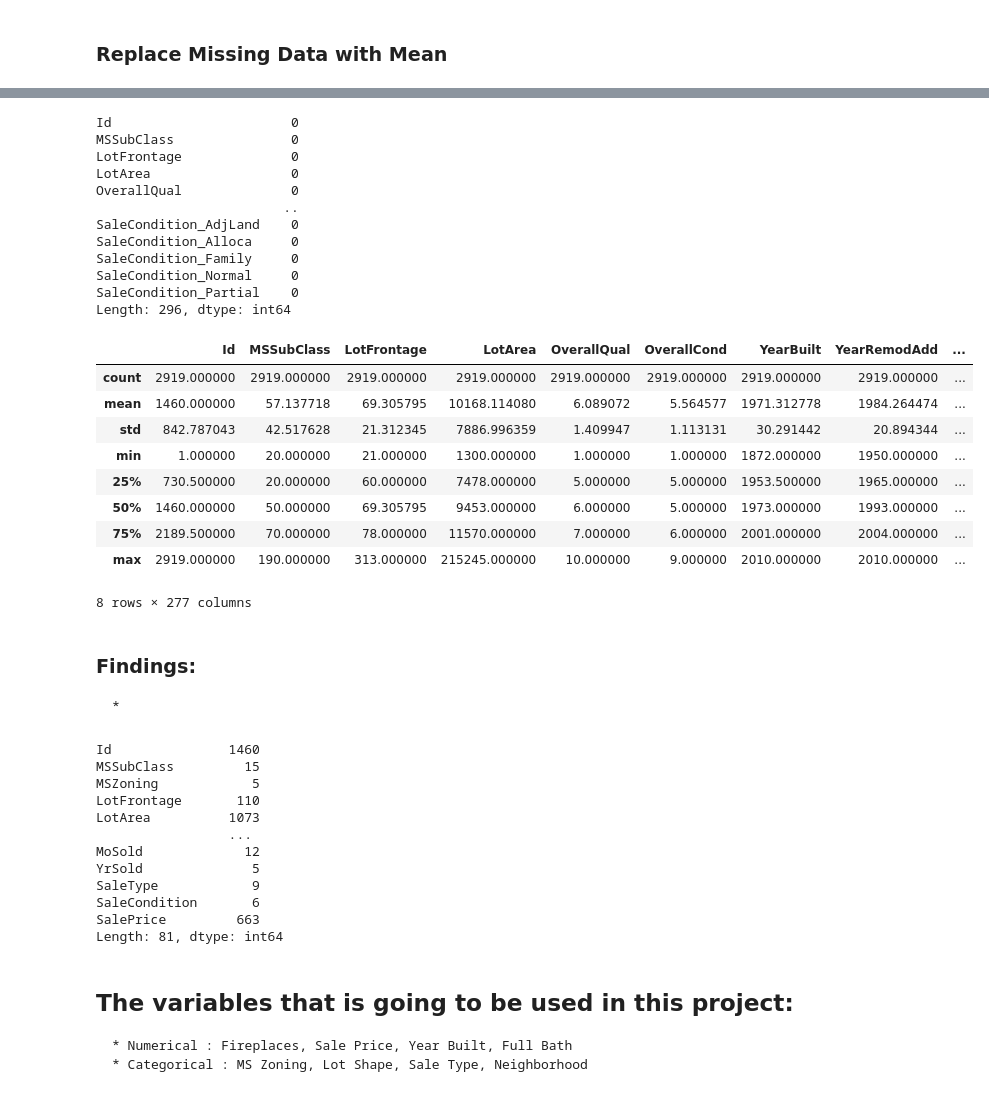
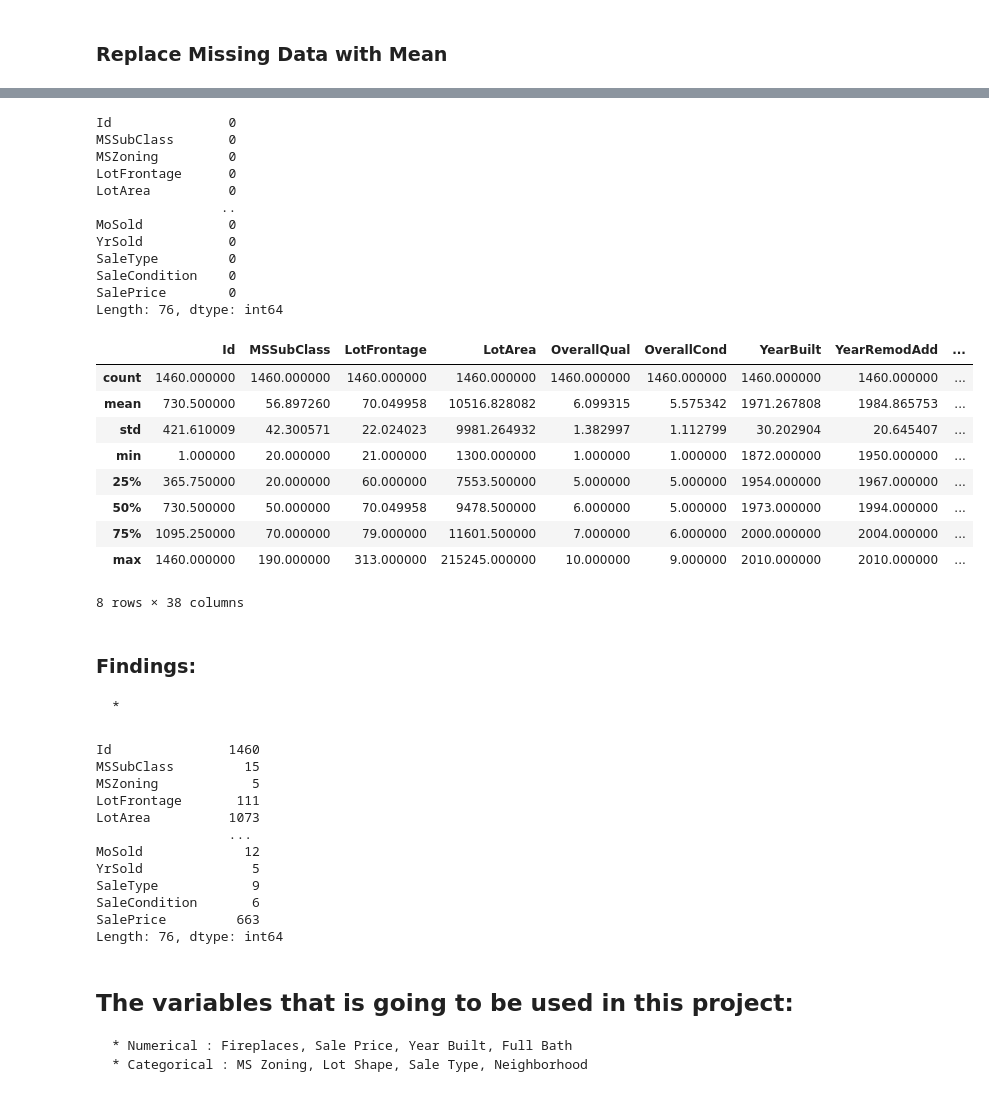
Before and after one commit to savelena00/Assignment-3---Housing-Price, a Jupyter notebook: Assignment_3_Part_3.ipynb, the cells around one changed output, grey strips where cells are left out. Drawn from its saved outputs; the diff is of its cells as text; code cells hidden in the pictures.

```diff
--- a/Assignment_3_Part_3.ipynb
+++ b/Assignment_3_Part_3.ipynb
@@ -99,8 +100,8 @@ Length: 81, dtype: int64
 # %% [markdown]
 ### Drop columns with missing number above 1000
 # %%
-data = data.dropna(axis=1, how='any', thresh = 1000)
-data
+train = train.dropna(axis=1, how='any', thresh = 1000)
+train
 # %% [output]
 |  | Id | MSSubClass | MSZoning | LotFrontage | LotArea | Street | LotShape | LandContour | Utilities | ... |
 | 0 | 1 | 60 | RL | 65.0 | 8450 | Pave | Reg | Lvl | AllPub | ... |
@@ -118,8 +119,8 @@ data
 # %% [markdown]
 ### Replace Missing Data with Mean
 # %%
-data.fillna(data.mean(), inplace = True)
-data
+train.fillna(train.mean(), inplace = True)
+train
 # %% [output]
 A value is trying to be set on a copy of a slice from a DataFrame.
 Try using .loc[row_indexer,col_indexer] = value instead
@@ -161,31 +143,31 @@ data
 # %%
-data.isnull().sum()
+train.isnull().sum()
 # %% [output]
-Id                       0
-MSSubClass               0
-LotFrontage              0
-LotArea                  0
-OverallQual              0
-                        ..
-SaleCondition_AdjLand    0
-SaleCondition_Alloca     0
-SaleCondition_Family     0
-SaleCondition_Normal     0
-SaleCondition_Partial    0
-Length: 296, dtype: int64
+Id               0
+MSSubClass       0
+MSZoning         0
+LotFrontage      0
+LotArea          0
+                ..
+MoSold           0
+YrSold           0
+SaleType         0
+SaleCondition    0
+SalePrice        0
+Length: 76, dtype: int64
 # %%
-data.describe()
+train.describe()
 # %% [output]
 |  | Id | MSSubClass | LotFrontage | LotArea | OverallQual | OverallCond | YearBuilt | YearRemodAdd | ... |
-| count | 2919.000000 | 2919.000000 | 2919.000000 | 2919.000000 | 2919.000000 | 2919.000000 | 2919.000000 | 2919.000000 | ... |
-| mean | 1460.000000 | 57.137718 | 69.305795 | 10168.114080 | 6.089072 | 5.564577 | 1971.312778 | 1984.264474 | ... |
-| std | 842.787043 | 42.517628 | 21.312345 | 7886.996359 | 1.409947 | 1.113131 | 30.291442 | 20.894344 | ... |
+| count | 1460.000000 | 1460.000000 | 1460.000000 | 1460.000000 | 1460.000000 | 1460.000000 | 1460.000000 | 1460.000000 | ... |
+| mean | 730.500000 | 56.897260 | 70.049958 | 10516.828082 | 6.099315 | 5.575342 | 1971.267808 | 1984.865753 | ... |
+| std | 421.610009 | 42.300571 | 22.024023 | 9981.264932 | 1.382997 | 1.112799 | 30.202904 | 20.645407 | ... |
 | min | 1.000000 | 20.000000 | 21.000000 | 1300.000000 | 1.000000 | 1.000000 | 1872.000000 | 1950.000000 | ... |
-| 25% | 730.500000 | 20.000000 | 60.000000 | 7478.000000 | 5.000000 | 5.000000 | 1953.500000 | 1965.000000 | ... |
-| 50% | 1460.000000 | 50.000000 | 69.305795 | 9453.000000 | 6.000000 | 5.000000 | 1973.000000 | 1993.000000 | ... |
-| 75% | 2189.500000 | 70.000000 | 78.000000 | 11570.000000 | 7.000000 | 6.000000 | 2001.000000 | 2004.000000 | ... |
-| max | 2919.000000 | 190.000000 | 313.000000 | 215245.000000 | 10.000000 | 9.000000 | 2010.000000 | 2010.000000 | ... |
+| 25% | 365.750000 | 20.000000 | 60.000000 | 7553.500000 | 5.000000 | 5.000000 | 1954.000000 | 1967.000000 | ... |
+| 50% | 730.500000 | 50.000000 | 70.049958 | 9478.500000 | 6.000000 | 5.000000 | 1973.000000 | 1994.000000 | ... |
+| 75% | 1095.250000 | 70.000000 | 79.000000 | 11601.500000 | 7.000000 | 6.000000 | 2000.000000 | 2004.000000 | ... |
+| max | 1460.000000 | 190.000000 | 313.000000 | 215245.000000 | 10.000000 | 9.000000 | 2010.000000 | 2010.000000 | ... |
-8 rows × 277 columns
+8 rows × 38 columns
 # %% [markdown]
 ### Findings:
     *
@@ -195,7 +177,7 @@ train.nunique()
 Id               1460
 MSSubClass         15
 MSZoning            5
-LotFrontage       110
+LotFrontage       111
 LotArea          1073
                  ...
 MoSold             12
@@ -203,7 +185,7 @@ YrSold              5
 SaleType            9
 SaleCondition       6
 SalePrice         663
-Length: 81, dtype: int64
+Length: 76, dtype: int64
 # %% [markdown]
 ## The variables that is going to be used in this project:
     * Numerical : Fireplaces, Sale Price, Year Built, Full Bath
```
Also changed, not shown: parts of 15 cells of this notebook.
